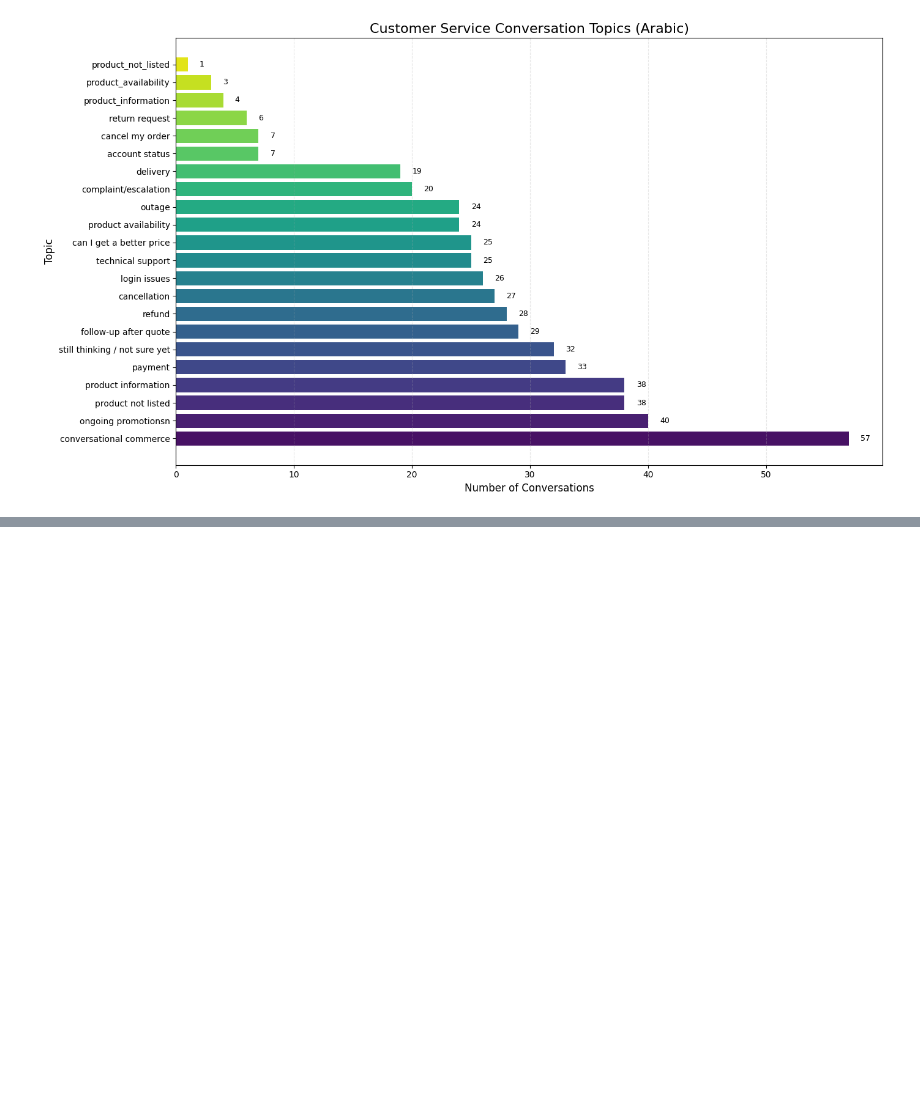
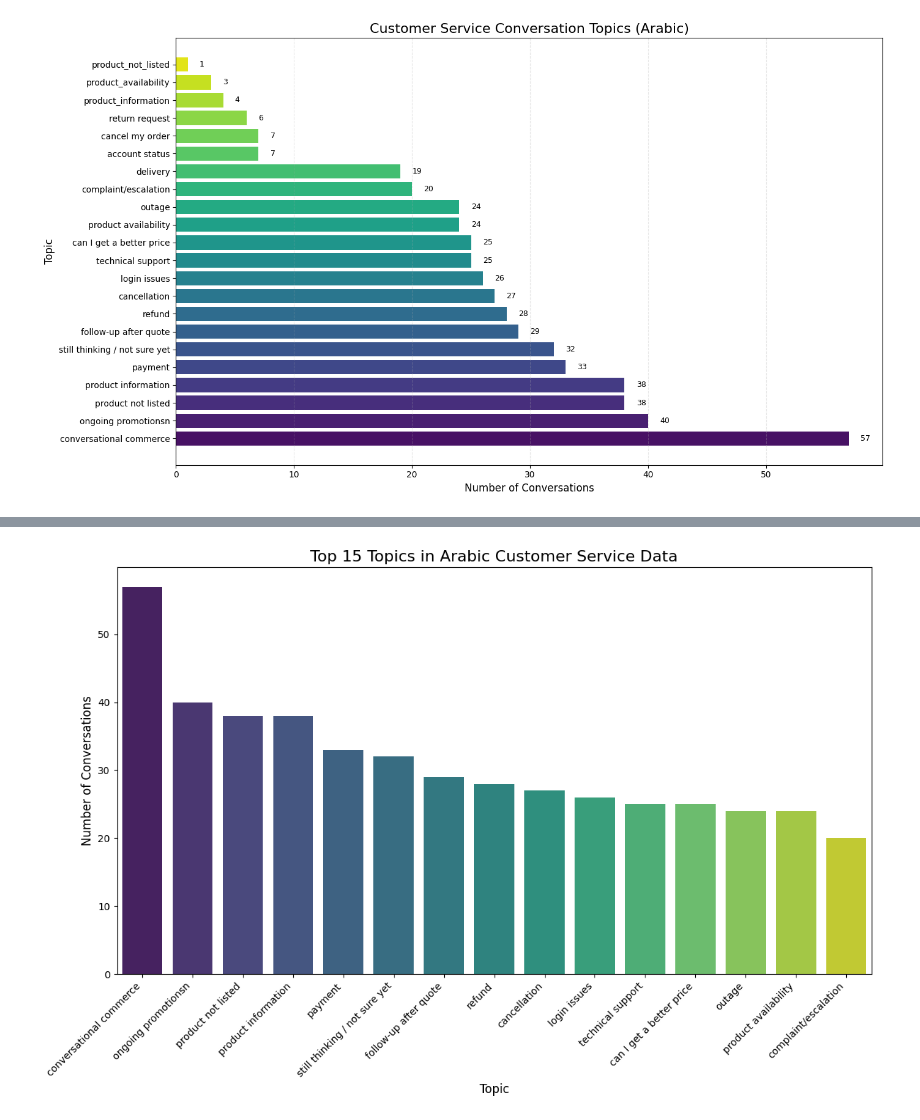
Before and after one commit to Hiida3li/DE-cycle, a Jupyter notebook: src/data_explorations/eda_01.ipynb, the cells around one changed output, grey strips where cells are left out. Drawn from its saved outputs; the diff is of its cells as text; code cells hidden in the pictures; blank space fills up the shorter version.

```diff
--- a/src/data_explorations/eda_01.ipynb
+++ b/src/data_explorations/eda_01.ipynb
@@ -195,0 +164,98 @@ ModuleNotFoundError: No module named 'ace_tools'
+# %%
+import json
+import pandas as pd
+import matplotlib.pyplot as plt
+import seaborn as sns
+import re
+from collections import Counter
+from pathlib import Path
+
+
+dataset_path = "gulf_chats_merged.json"
+with open(dataset_path, "r", encoding="utf-8") as f:
+    data = json.load(f)
+
+total_conversations = len(data)
+total_messages = sum(len(chat["messages"]) for chat in data)
+all_messages = [msg for chat in data for msg in chat["messages"]]
+avg_message_length_chars = sum(len(msg) for msg in all_messages) / len(all_messages)
+
+# Extract topics and count occurrences
+topics = [chat["chat_id"].rsplit("_", 1)[0].strip() for chat in data]
+topic_counts = Counter(topics)
+
+# Gulf locations analysis - enhanced with regex for better matching
+gulf_locations = ["الرياض", "جدة", "دبي", "أبوظبي", "الدوحة", "المنامة", "الكويت", "مسقط", "صلالة", "ظفار"]
+location_patterns = [re.compile(re.escape(loc), re.IGNORECASE) for loc in gulf_locations]
+location_mentions = sum(any(pattern.search(msg) for pattern in location_patterns) for msg in all_messages)
+location_counts = {loc: sum(loc.lower() in msg.lower() for msg in all_messages) for loc in gulf_locations}
+
+# Message length analysis by topic
+topic_message_lengths = {}
+for chat in data:
+    topic = chat["chat_id"].rsplit("_", 1)[0].strip()
+    msg_lengths = [len(msg) for msg in chat["messages"]]
+    if topic in topic_message_lengths:
+        topic_message_lengths[topic].extend(msg_lengths)
+    else:
+        topic_message_lengths[topic] = msg_lengths
+
+avg_length_by_topic = {topic: sum(lengths)/len(lengths) if lengths else 0
+                       for topic, lengths in topic_message_lengths.items()}
+
+# Create summary DataFrame
+summary_data = {
+    "Total Conversations": [total_conversations],
+    "Total Messages": [total_messages],
+    "Avg. Message Length": [f"{round(avg_message_length_chars, 1)} characters"],
+    "Topics Covered": [len(topic_counts)],
+    "Gulf Locations Mentioned": [location_mentions],
+    "Most Common Topic": [max(topic_counts.items(), key=lambda x: x[1])[0]],
+    "Longest Avg Messages Topic": [max(avg_length_by_topic.items(), key=lambda x: x[1])[0]]
+}
+
+summary_df = pd.DataFrame(summary_data)
+
+# Create visualizations folder
+output_dir = Path("visualizations")
+output_dir.mkdir(exist_ok=True)
+
+# Topic distribution visualization
+plt.figure(figsize=(12, 8))
+sorted_topics = dict(sorted(topic_counts.items(), key=lambda x: x[1], reverse=True)[:15])
+sns.barplot(x=list(sorted_topics.keys()), y=list(sorted_topics.values()), palette="viridis")
+plt.title("Top 15 Topics in Arabic Customer Service Data", fontsize=16)
+plt.xlabel("Topic", fontsize=12)
+plt.ylabel("Number of Conversations", fontsize=12)
+plt.xticks(rotation=45, ha="right")
+plt.tight_layout()
+plt.savefig(output_dir / "top_topics.png", dpi=300)
+
+# Message length by topic visualization
+plt.figure(figsize=(12, 8))
+top_topics_by_length = dict(sorted(avg_length_by_topic.items(), key=lambda x: x[1], reverse=True)[:10])
+sns.barplot(x=list(top_topics_by_length.keys()), y=list(top_topics_by_length.values()), palette="rocket")
+plt.title("Average Message Length by Topic (Top 10)", fontsize=16)
+plt.xlabel("Topic", fontsize=12)
+plt.ylabel("Average Characters per Message", fontsize=12)
+plt.xticks(rotation=45, ha="right")
+plt.tight_layout()
+plt.savefig(output_dir / "message_length_by_topic.png", dpi=300)
+
+# Location mentions visualization
+plt.figure(figsize=(10, 6))
+sns.barplot(x=list(location_counts.keys()), y=list(location_counts.values()), palette="Set2")
+plt.title("Gulf Location Mentions in Conversations", fontsize=16)
+plt.xlabel("Location", fontsize=12)
+plt.ylabel("Number of Mentions", fontsize=12)
+plt.xticks(rotation=45, ha="right")
+plt.tight_layout()
+plt.savefig(output_dir / "location_mentions.png", dpi=300)
+
+# Display summary
+import ace_tools as tools
+tools.display_dataframe_to_user(name="Enhanced Dataset Summary", dataframe=summary_df)
+
+# Return paths to generated visualizations
+print(f"Visualizations saved to {output_dir}")
+# %% [output]
@@ -195,0 +263 @@ ModuleNotFoundError: No module named 'ace_tools'
+[figure, added]
```
Also changed, not shown: parts of 2 cells of this notebook, 3 other files.
